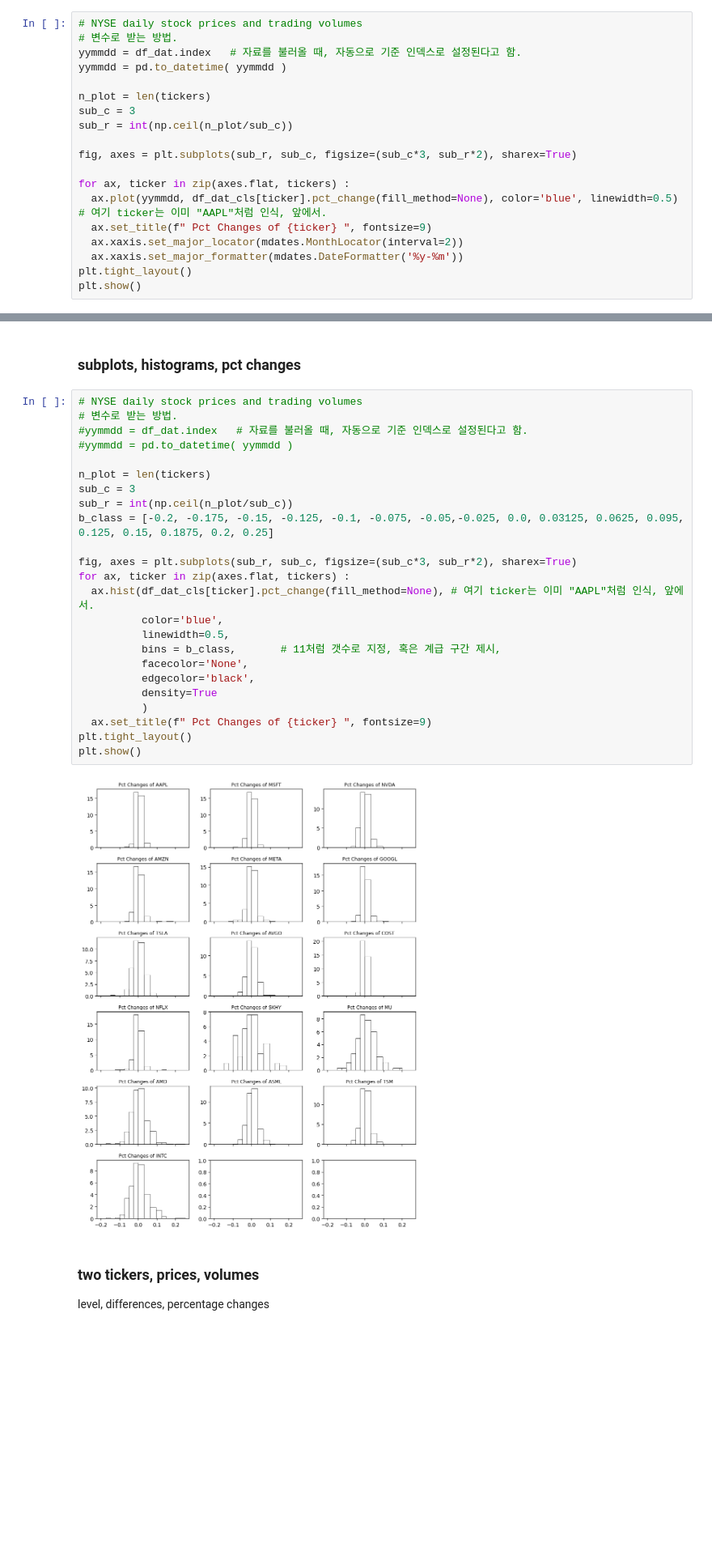
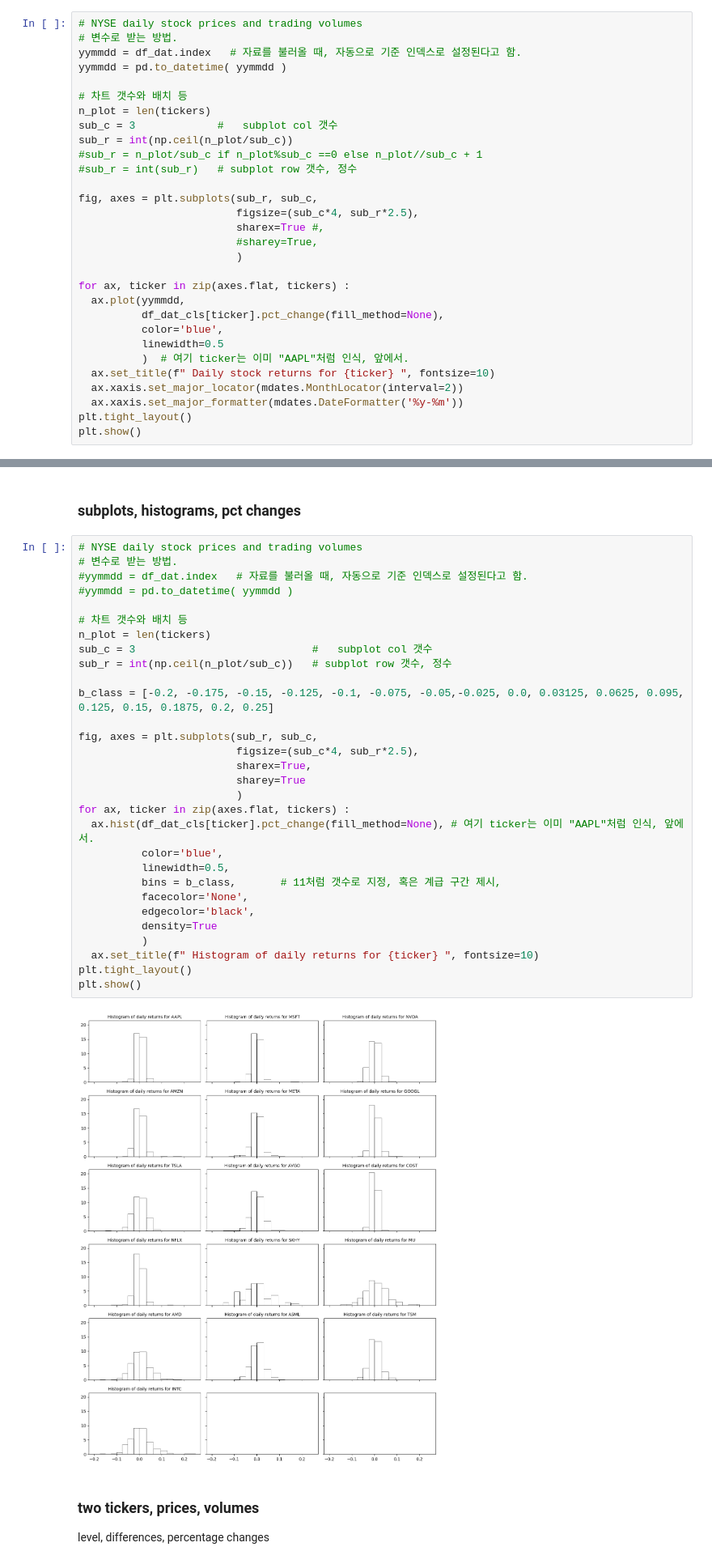
Before and after one commit to bahn28/salad, a Jupyter notebook: az_nyse_000.ipynb, the cells around one changed output, grey strips where cells are left out. Shown at 81% size. Cells and saved outputs as stored; diff of their text form; blank space fills up the shorter version.

```diff
--- a/az_nyse_000.ipynb
+++ b/az_nyse_000.ipynb
@@ -134,15 +134,26 @@ memory usage: 158.8 KB
 yymmdd = df_dat.index   # 자료를 불러올 때, 자동으로 기준 인덱스로 설정된다고 함.
 yymmdd = pd.to_datetime( yymmdd )
 
+# 차트 갯수와 배치 등
 n_plot = len(tickers)
-sub_c = 3
+sub_c = 3             #   subplot col 갯수
 sub_r = int(np.ceil(n_plot/sub_c))
+#sub_r = n_plot/sub_c if n_plot%sub_c ==0 else n_plot//sub_c + 1
+#sub_r = int(sub_r)   # subplot row 갯수, 정수
 
-fig, axes = plt.subplots(sub_r, sub_c, figsize=(sub_c*3, sub_r*2), sharex=True)
+fig, axes = plt.subplots(sub_r, sub_c,
+                         figsize=(sub_c*4, sub_r*2.5),
+                         sharex=True #,
+                         #sharey=True,
+                         )
 
 for ax, ticker in zip(axes.flat, tickers) :
-  ax.plot(yymmdd, df_dat_cls[ticker].pct_change(fill_method=None), color='blue', linewidth=0.5)  # 여기 ticker는 이미 "AAPL"처럼 인식, 앞에서.
-  ax.set_title(f" Pct Changes of {ticker} ", fontsize=9)
+  ax.plot(yymmdd,
+          df_dat_cls[ticker].pct_change(fill_method=None),
+          color='blue',
+          linewidth=0.5
+          )  # 여기 ticker는 이미 "AAPL"처럼 인식, 앞에서.
+  ax.set_title(f" Daily stock returns for {ticker} ", fontsize=10)
   ax.xaxis.set_major_locator(mdates.MonthLocator(interval=2))
   ax.xaxis.set_major_formatter(mdates.DateFormatter('%y-%m'))
 plt.tight_layout()
@@ -154,29 +165,35 @@ plt.show()
 # %%
 # NYSE daily stock prices and trading volumes
 # 변수로 받는 방법.
 #yymmdd = df_dat.index   # 자료를 불러올 때, 자동으로 기준 인덱스로 설정된다고 함.
 #yymmdd = pd.to_datetime( yymmdd )
 
+# 차트 갯수와 배치 등
 n_plot = len(tickers)
-sub_c = 3
-sub_r = int(np.ceil(n_plot/sub_c))
+sub_c = 3                            #   subplot col 갯수
+sub_r = int(np.ceil(n_plot/sub_c))   # subplot row 갯수, 정수
+
 b_class = [-0.2, -0.175, -0.15, -0.125, -0.1, -0.075, -0.05,-0.025, 0.0, 0.03125, 0.0625, 0.095, 0.125, 0.15, 0.1875, 0.2, 0.25]
 
-fig, axes = plt.subplots(sub_r, sub_c, figsize=(sub_c*3, sub_r*2), sharex=True)
+fig, axes = plt.subplots(sub_r, sub_c,
+                         figsize=(sub_c*4, sub_r*2.5),
+                         sharex=True,
+                         sharey=True
+                         )
 for ax, ticker in zip(axes.flat, tickers) :
   ax.hist(df_dat_cls[ticker].pct_change(fill_method=None), # 여기 ticker는 이미 "AAPL"처럼 인식, 앞에서.
           color='blue',
           linewidth=0.5,
           bins = b_class,       # 11처럼 갯수로 지정, 혹은 계급 구간 제시,
           facecolor='None',
           edgecolor='black',
           density=True
           )
-  ax.set_title(f" Pct Changes of {ticker} ", fontsize=9)
+  ax.set_title(f" Histogram of daily returns for {ticker} ", fontsize=10)
 plt.tight_layout()
 plt.show()
 # %% [output]
-[figure, old version]
+[figure, new version]
 # %% [markdown]
 ### two tickers, prices, volumes
 level, differences, percentage changes
```
Also changed, not shown: parts of 4 cells of this notebook.
